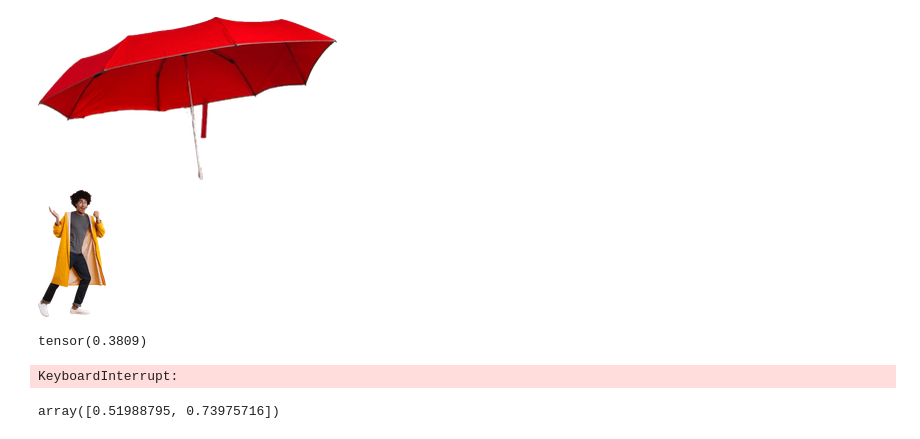
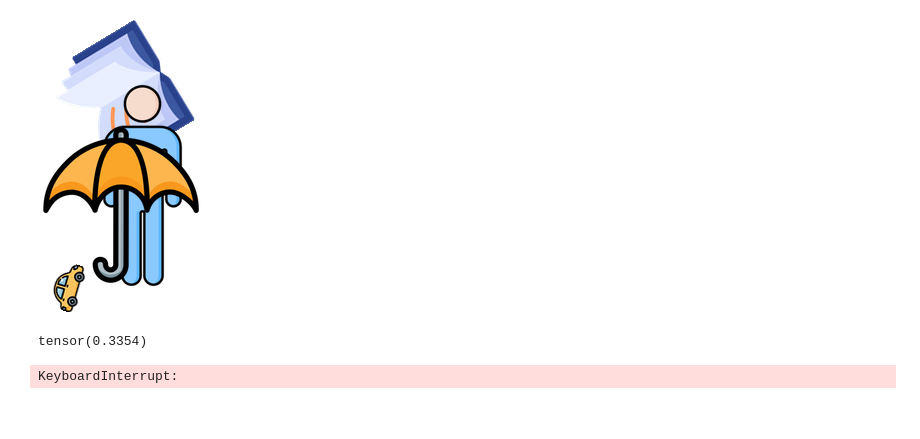
Before and after one commit to pietrosig/clip-primitive-stitching, a Jupyter notebook: cma.ipynb, the cells around one changed output. Drawn from its saved outputs; the diff is of its cells as text; code cells hidden in the pictures.

```diff
--- a/cma.ipynb
+++ b/cma.ipynb
@@ -24,7 +24,7 @@ from IPython.display import display, clear_output
 
 # Utils imports
 from utils.rasterize import *
-from utils.load import get_segment_imgs
+from utils.load import get_segment_imgs, get_primitive_imgs
 from utils.clipemb import CLIP_emb_from_IMG, CLIP_emb_from_TEXT
 
 
@@ -35,6 +35,8 @@ HEIGHT = 300
 
 CONTENT_DIR = './data'
 RESULTS_DIR = path.join(CONTENT_DIR, 'results')
+PRIMITIVES_DIR = path.join(CONTENT_DIR, 'primitives')
 SEGMENT_DIR = path.join(CONTENT_DIR, 'segment_img')
 
 SEGMENT_IMGS = get_segment_imgs(SEGMENT_DIR, (WIDTH, HEIGHT))
+PRIMITIVES_IMGS = get_primitive_imgs(PRIMITIVES_DIR, (WIDTH, HEIGHT))
@@ -41,14 +45,16 @@ SEGMENT_IMGS = get_segment_imgs(SEGMENT_DIR, (WIDTH, HEIGHT))
 # %%
 prompt_text = 'the statue of liberty'
 prompt_text = 'a person wearing a yellow coat is holding a small red umbrella with his left hand over his head'
+prompt_text = 'an icon of a person with the icon of an umbrella on top of his head as if it is holding it'
 prompt_embedding = CLIP_emb_from_TEXT(prompt_text)
-prompt_text = 'a person holding an umbrella'
 #prompt_embedding = CLIP_emb_from_IMG(SEGMENT_IMGS[prompt_text]['original'])
 
-primitives_selected_names = list(SEGMENT_IMGS[prompt_text].keys())
-primitives_selected_names.remove('original') # This is the original image aka the prompt
+# primitives_selected_names = list(SEGMENT_IMGS[prompt_text].keys())
+# primitives_selected_names.remove('original') # This is the original image aka the prompt
 
-primitives_selected = [SEGMENT_IMGS[prompt_text][name] for name in primitives_selected_names]
+# primitives_selected = [SEGMENT_IMGS[prompt_text][name] for name in primitives_selected_names]
+
+primitives_selected = [PRIMITIVES_IMGS['umbrella'], PRIMITIVES_IMGS['person']]
 
 # Initial solution
 predictN = 5
@@ -97,3 +104,12 @@ def loss(solution):
     rasterized_emb = CLIP_emb_from_IMG(rasterized_imgs)
 
     return -torch.nn.functional.cosine_similarity(rasterized_emb, prompt_embedding, dim=1).item()
+# %%
+x0 = np.ones((N, 5))
+x1 = np.array([[0.75, 0.05, 0.4, 0, 1], [0.5, 0.6, 0.6, 0, 0]])
+display(rasterize_shapes_2(primitives_selected, x1, (WIDTH, HEIGHT)))
+print(f'Loss for x1: {loss(x1)*-1}') #0.2822265028953552
+
+x2 = np.array([[0.5, 0.05, 0.9, 0.1, 1], [0.5, 0.6, 0.6, 0.7, 0]])
+display(rasterize_shapes_2(primitives_selected, x2, (WIDTH, HEIGHT)))
+print(f'Loss for x2: {loss(x2)*-1}')
@@ -119,5 +140,5 @@ es = cma.CMAEvolutionStrategy(x0.flatten(), sigma, {
 # %%
-report_interval = 10
+report_interval = 1
 i = 0
 while not es.stop():
     a = time.time()
@@ -139,38 +160,34 @@ while not es.stop():
                                 img
                             ).convert("RGB"))
 
     rasterized_imgs = np.stack(rasterized_imgs, axis=0) # (population_size, 300, 300, 4)
     rasterized_imgs = torch.tensor(rasterized_imgs).permute(0, 3, 1, 2).to(DEVICE)
     c = time.time()
     rasterized_emb = CLIP_emb_from_IMG(rasterized_imgs) # (population_size, 512)
 
     losses = torch.nn.functional.cosine_similarity(rasterized_emb, prompt_embedding, dim=1)
 
     t = time.time()
     print(f"ALL: {b-a}")
     print(f"SOL: {c-b}")
     print(f"EMB: {t-c}")
     print(f'best loss = {losses.max()}')
     print(f'avg loss = {np.average(losses)}')
-    if i % 1 == 0:
+    if i % report_interval == 0:
       print(f'loss migliore = {losses.max()}')
       best = solutions[losses.argmax()]
       img = rasterized_imgs[losses.argmax()].cpu().numpy()
       img = np.transpose(img, (1,2,0))
       img_pil = Image.fromarray(img.astype('uint8'), 'RGB')
       #img_pil.save(path.join(RESULTS_DIR, f'img{i}.png'))
       clear_output(wait=True)  # Clear previous output
       display(img_pil)         # Display the new image
 
     print(losses.max())
     # Minus because we want to maximize the similarity
     es.tell(solutions, [-l.item() for l in losses])
     i += 1
 # %% [output]
-[figure, old version]
+[figure, new version]
-tensor(0.3809)
+tensor(0.3354)
 KeyboardInterrupt:
-# %%
-es.best.x.reshape(-1, predictN)[:, 2]
-# %% [output]
-array([0.51988795, 0.73975716])
```
Also changed, not shown: parts of 6 cells of this notebook.
